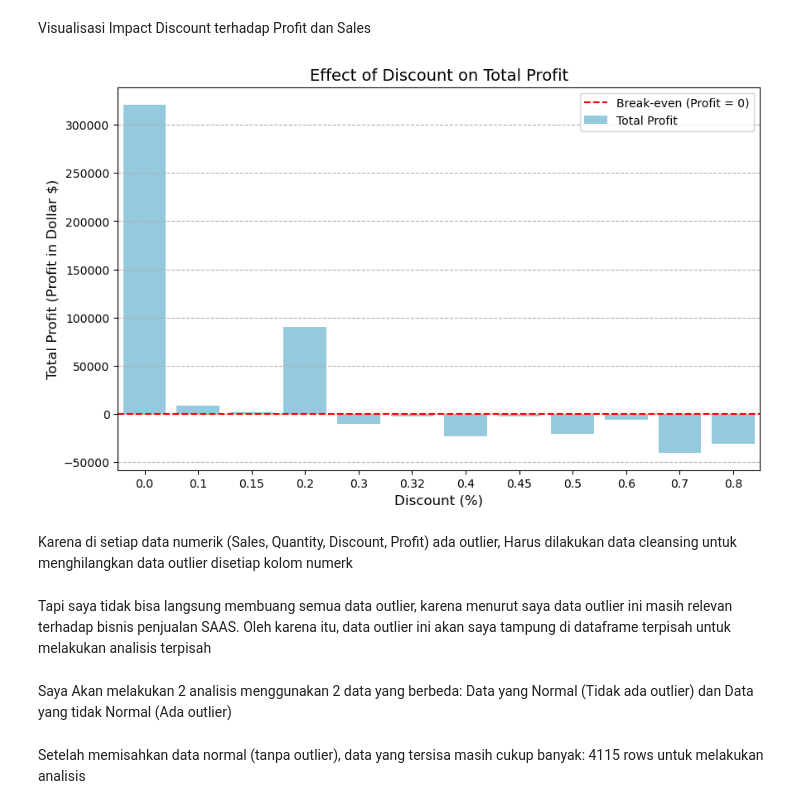
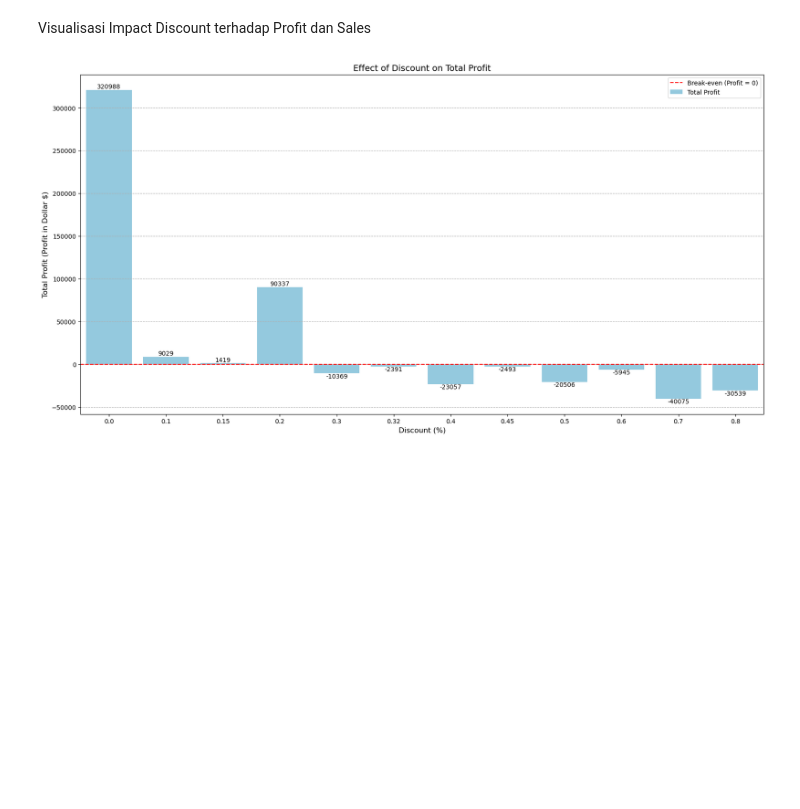
Before and after one commit to alhamfebian/purwadhika-jcdsol, a Jupyter notebook: Capstone Project/Capstone Project Module 2/capstone_project_module_2.ipynb, the cells around one changed output. Cells and saved outputs as stored; diff of their text form; code cells hidden in the pictures; blank space fills up the shorter version.

```diff
--- a/Capstone Project/Capstone Project Module 2/capstone_project_module_2.ipynb
+++ b/Capstone Project/Capstone Project Module 2/capstone_project_module_2.ipynb
@@ -79,0 +84,11 @@ df_saas_sales['Profit Margin (%)'] = df_saas_sales['Profit Margin (%)'].round(1)
+# %%
+# Menambahkan kolom baru 'Sales after Discount' yang merupakan hasil perkalian kolom 'Sales' dengan 'Discount'
+
+df_saas_sales['Sales after Discount'] = df_saas_sales['Sales'] * (1 - df_saas_sales['Discount'])
+# %%
+# Menambahkan kolom baru 'Cost' yang merupakan hasil pengurangan sales after discount dengan profit
+# Kolom ini hanya untuk gambaran atau perkiraan 'Cost' untuk setiap penjualan
+# Saya membuat kolom ini karena tidak diberitahu berapa 'Cost' untuk setiap transaksi
+
+df_saas_sales['Cost'] = df_saas_sales['Sales after Discount'] - df_saas_sales['Profit']
+df_saas_sales
@@ -320,6 +349,6 @@ Visualisasi Penjualan (Sales) berdasarkan Negara (Country) dari 5 Negara dengan
 # %%
-plt.figure(figsize=(12, 7))
-sales_by_country = df_saas_sales.groupby('Country')['Sales'].sum().sort_values(ascending = False).reset_index().head(5)
+plt.figure(figsize=(20, 10))
+sales_by_country = df_saas_sales.groupby('Country')['Sales'].sum().sort_values(ascending = False).reset_index()
 sales_by_country_barplot = sns.barplot(
     data = sales_by_country,
     x = 'Sales',
@@ -337,6 +366,6 @@ Visualisasi Profit berdasarkan Negara (Country) dari 5 Negara dengan Penjualan t
 # %%
-plt.figure(figsize=(12, 7))
-sales_by_country = df_saas_sales.groupby('Country')['Profit'].sum().sort_values(ascending = False).reset_index().head(5)
+plt.figure(figsize=(20, 10))
+sales_by_country = df_saas_sales.groupby('Country')['Profit'].sum().sort_values(ascending = False).reset_index()
 sales_by_country_barplot = sns.barplot(
     data = sales_by_country,
     x = 'Profit',
@@ -451,21 +527,24 @@ Visualisasi Impact Discount terhadap Profit dan Sales
 # %%
 discount_profit_sum_analysis = df_saas_sales.groupby('Discount')['Profit'].sum().reset_index()
 
-# Plot the total profit by discount
-plt.figure(figsize=(10, 6))
-sns.barplot(data=discount_profit_sum_analysis, x='Discount', y='Profit', color='skyblue', label='Total Profit')
+plt.figure(figsize=(20, 10))
+discount_impact_on_profit_barplot = sns.barplot(
+    data = discount_profit_sum_analysis,
+    x = 'Discount',
+    y = 'Profit',
+    color = 'skyblue',
+    label = 'Total Profit'
+)
+
+for container in discount_impact_on_profit_barplot.containers:
+    discount_impact_on_profit_barplot.bar_label(container, fmt = '%.0f', color = 'black')
+
 plt.axhline(0, color='red', linestyle='--', label='Break-even (Profit = 0)')
 plt.title('Effect of Discount on Total Profit', fontsize=14)
 plt.xlabel('Discount (%)', fontsize=12)
 plt.ylabel('Total Profit (Profit in Dollar $)', fontsize=12)
 plt.legend()
 plt.grid(axis='y', linestyle='--')
 plt.show()
 # %% [output]
-[figure, old version]
+[figure, new version]
-# %% [markdown]
-Karena di setiap data numerik (Sales, Quantity, Discount, Profit) ada outlier, Harus dilakukan data cleansing untuk menghilangkan data outlier disetiap kolom numerk
-# %% [markdown]
-Tapi saya tidak bisa langsung membuang semua data outlier, karena menurut saya data outlier ini masih relevan terhadap bisnis penjualan SAAS. Oleh karena itu, data outlier ini akan saya tampung di dataframe terpisah untuk melakukan analisis terpisah
-# %% [markdown]
-Saya Akan melakukan 2 analisis menggunakan 2 data yang berbeda: Data yang Normal (Tidak ada outlier) dan Data yang tidak Normal (Ada outlier)
@@ -506,2 +550,0 @@ def remove_outliers_data(df, numeric_columns):
-# %% [markdown]
-Setelah memisahkan data normal (tanpa outlier), data yang tersisa masih cukup banyak: 4115 rows untuk melakukan analisis
```
Also changed, not shown: parts of 60 cells of this notebook, 1 other file.
